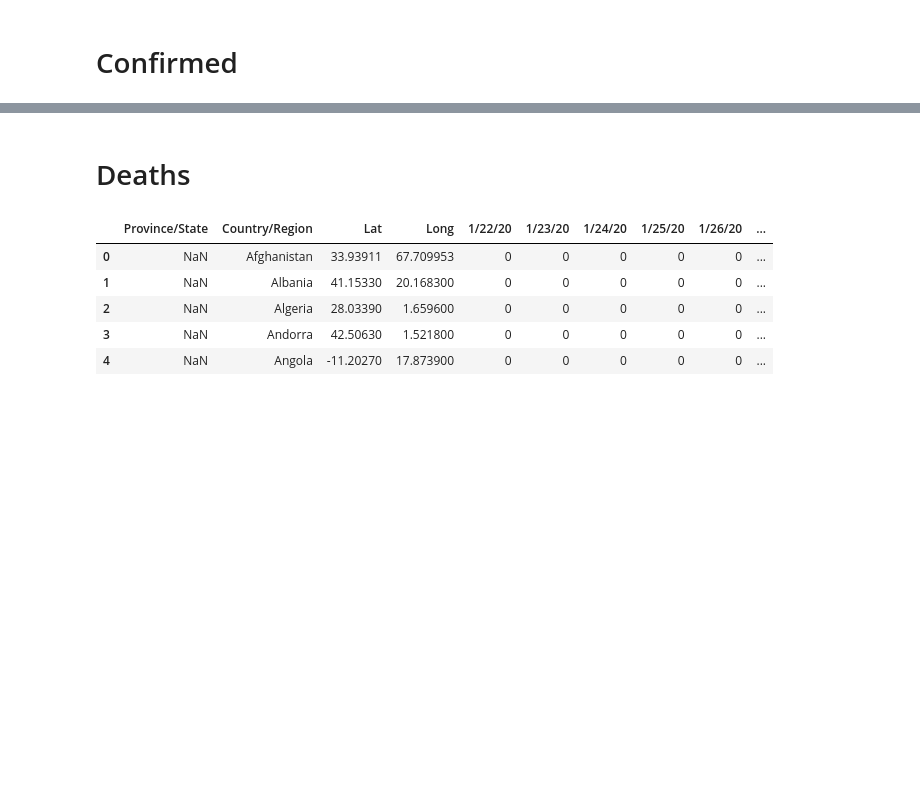
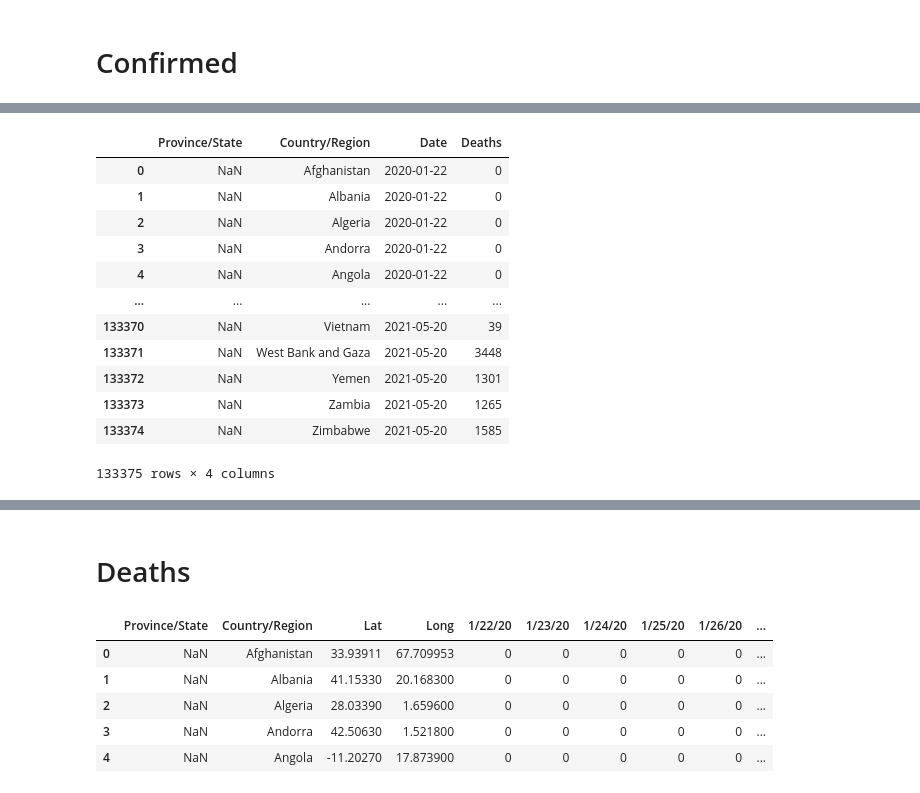
Before and after one commit to rajaben-ali/interactive-covid-19-dashboard, a Jupyter notebook: notebook.ipynb, the cells around one changed output, grey strips where cells are left out. Saved outputs shown, nothing was run; the diff lists cells and outputs as text; code cells hidden in the pictures; blank space fills up the shorter version.

```diff
--- a/notebook.ipynb
+++ b/notebook.ipynb
@@ -78,0 +143,16 @@ df_fr
+# %%
+deaths_melted
+# %% [output]
+|  | Province/State | Country/Region | Date | Deaths |
+| 0 | NaN | Afghanistan | 2020-01-22 | 0 |
+| 1 | NaN | Albania | 2020-01-22 | 0 |
+| 2 | NaN | Algeria | 2020-01-22 | 0 |
+| 3 | NaN | Andorra | 2020-01-22 | 0 |
+| 4 | NaN | Angola | 2020-01-22 | 0 |
+| ... | ... | ... | ... | ... |
+| 133370 | NaN | Vietnam | 2021-05-20 | 39 |
+| 133371 | NaN | West Bank and Gaza | 2021-05-20 | 3448 |
+| 133372 | NaN | Yemen | 2021-05-20 | 1301 |
+| 133373 | NaN | Zambia | 2021-05-20 | 1265 |
+| 133374 | NaN | Zimbabwe | 2021-05-20 | 1585 |
+133375 rows × 4 columns
```
Also changed, not shown: parts of 16 cells of this notebook.
